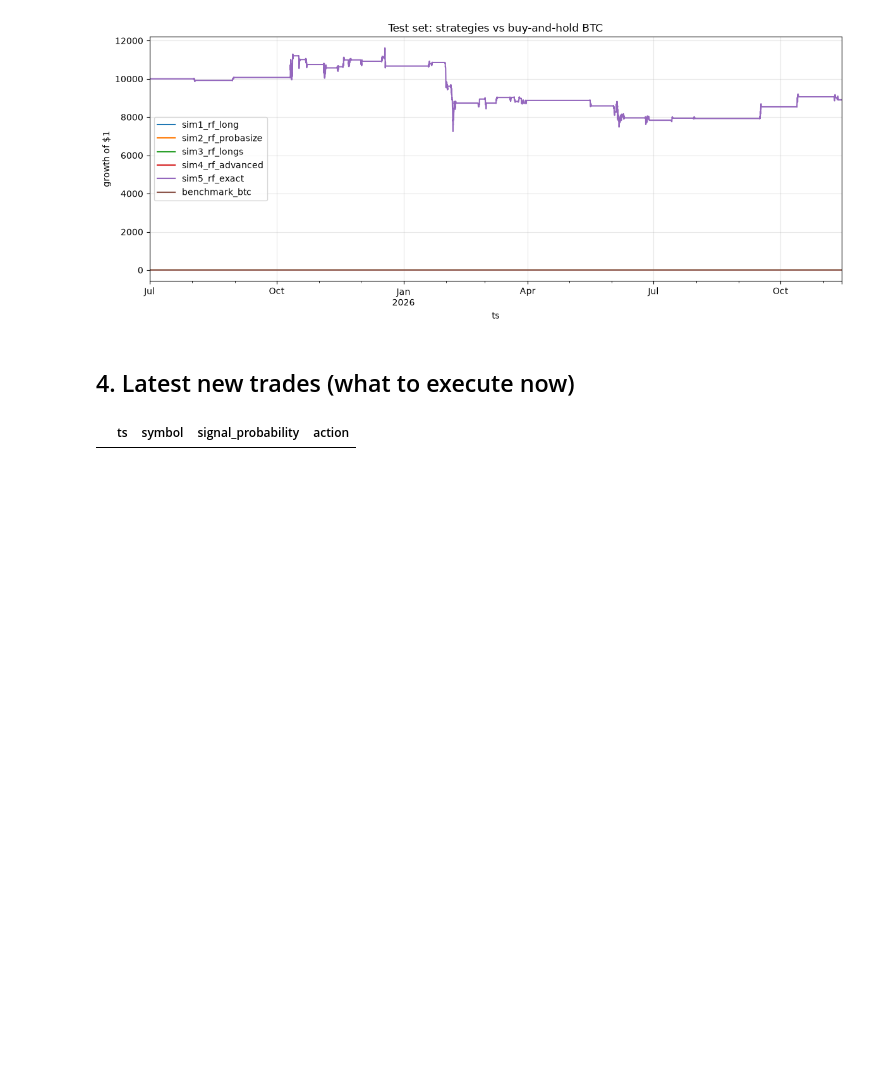
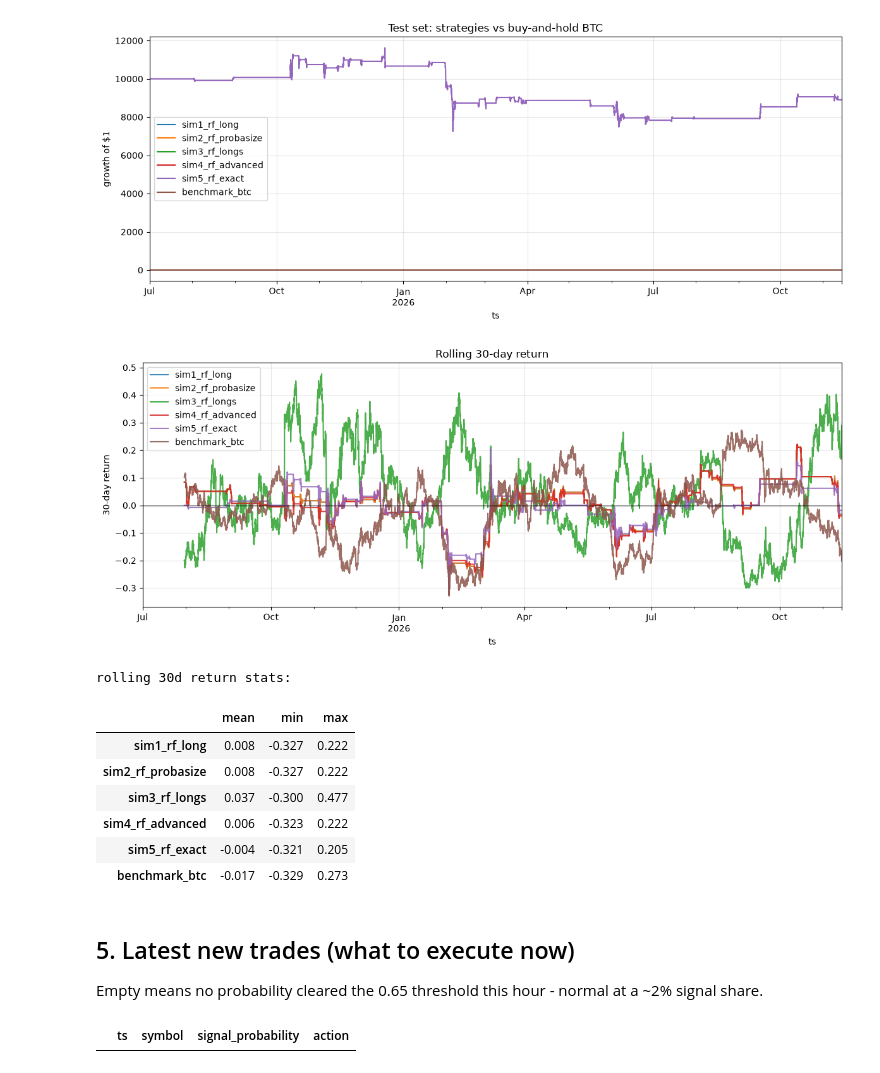
Before and after one commit to lakhanqurban/stock-markets-analytics, a Jupyter notebook: hourly-crypto/notebooks/01_end_to_end.ipynb, the cells around one changed output. Cells and saved outputs as stored; diff of their text form; code cells hidden in the pictures; blank space fills up the shorter version.

```diff
--- a/hourly-crypto/notebooks/01_end_to_end.ipynb
+++ b/hourly-crypto/notebooks/01_end_to_end.ipynb
@@ -116,8 +146,32 @@ plt.tight_layout()
 plt.show()
 # %% [output]
 [figure]
+# %%
+# rolling 30-day returns (hourly equity curve -> 720h windows)
+roll = eq / eq.shift(30 * 24) - 1
+ax = roll.plot(figsize=(12, 5), title="Rolling 30-day return", alpha=0.85)
+ax.axhline(0, color="black", lw=0.8)
+ax.set_ylabel("30-day return")
+ax.grid(alpha=0.3)
+plt.tight_layout()
+plt.show()
+print("rolling 30d return stats:")
+display(roll.agg(["mean", "min", "max"]).T.round(3))
+# %% [output]
+[figure, added]
+rolling 30d return stats:
+|  | mean | min | max |
+| sim1_rf_long | 0.008 | -0.327 | 0.222 |
+| sim2_rf_probasize | 0.008 | -0.327 | 0.222 |
+| sim3_rf_longs | 0.037 | -0.300 | 0.477 |
+| sim4_rf_advanced | 0.006 | -0.323 | 0.222 |
+| sim5_rf_exact | -0.004 | -0.321 | 0.205 |
+| benchmark_btc | -0.017 | -0.329 | 0.273 |
 # %% [markdown]
-## 4. Latest new trades (what to execute now)
+## 5. Latest new trades (what to execute now)
+
+Empty means no probability cleared the 0.65 threshold this hour - normal at a
+~2% signal share.
 # %%
 pd.read_csv(config.OUTPUT_DIR / "latest_trades.csv")
 # %% [output]
```
Also changed, not shown: parts of 20 cells of this notebook.
